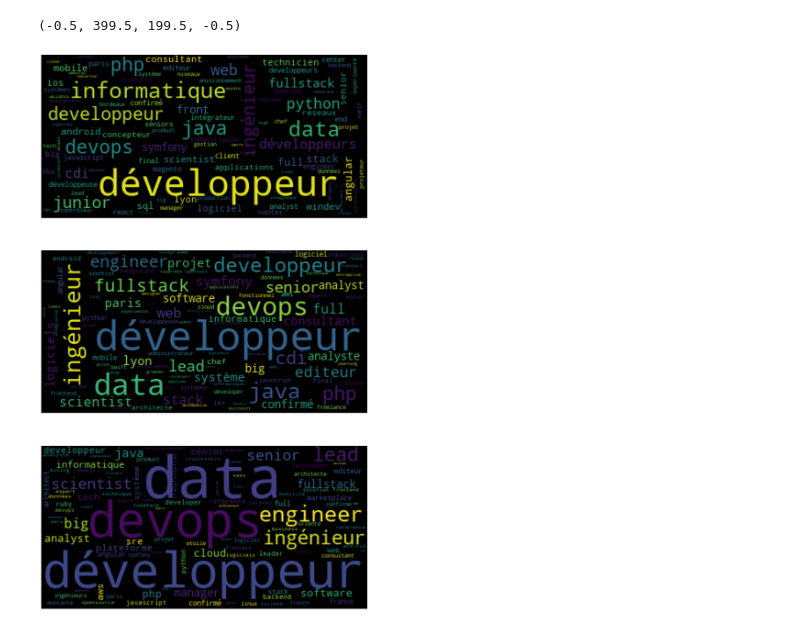
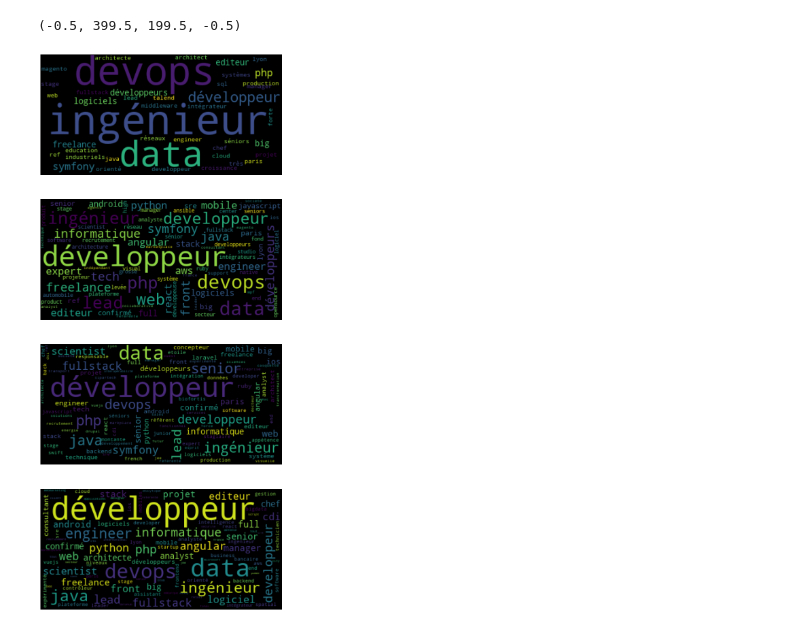
Before and after one commit to Biolfa/PROJET-ML---INDEED, a Jupyter notebook: data_visualisation.ipynb, the cells around one changed output. Drawn from its saved outputs; the diff is of its cells as text; code cells hidden in the pictures.

```diff
--- a/data_visualisation.ipynb
+++ b/data_visualisation.ipynb
@@ -22,14 +42,14 @@ def clean_title(title):
     return title
 # %%
 stop_words = stopwords.words('french')
-#tag_title_0 = label_0["Title"].apply(clean_title)
-tag_title_1 = label_1["Title"].apply(clean_title)
-tag_title_2 = label_2["Title"].apply(clean_title)
-tag_title_3 = label_3["Title"].apply(clean_title)
+tag_title_0 = label_1["Title"].apply(clean_title)
+tag_title_1 = label_2["Title"].apply(clean_title)
+tag_title_2 = label_3["Title"].apply(clean_title)
+tag_title_3 = label_4["Title"].apply(clean_title)
 # %%
 from collections import Counter
-#result_0 = tag_title_0.apply(Counter).sum().items() # créer un dictionnaire avec la frequence de chaque mot de tag_title1
-#result_0 = sorted(result_0, key=lambda kv : kv[1], reverse=True) #on va ordonner par la valeur du dictionnaire en ordre descendant
+result_0 = tag_title_0.apply(Counter).sum().items() # créer un dictionnaire avec la frequence de chaque mot de tag_title1
+result_0 = sorted(result_0, key=lambda kv : kv[1], reverse=True) #on va ordonner par la valeur du dictionnaire en ordre descendant
 
 result_1 = tag_title_1.apply(Counter).sum().items()
 result_1 = sorted(result_1, key=lambda kv : kv[1], reverse=True)
@@ -40,39 +60,39 @@ result_2 = sorted(result_2, key=lambda kv : kv[1], reverse=True)
 result_3 = tag_title_3.apply(Counter).sum().items()
 result_3 = sorted(result_3, key=lambda kv : kv[1], reverse=True)
 # %%
-#result_series_0 = {k: v for k,v in result_0}
+result_series_0 = {k: v for k,v in result_0}
 result_series_1 = {k: v for k,v in result_1}
 result_series_2 = {k: v for k,v in result_2}
 result_series_3 = {k: v for k,v in result_3}
 # %%
-#wordcloud_0 = WordCloud().generate_from_frequencies(result_series_0)
+wordcloud_0 = WordCloud().generate_from_frequencies(result_series_0)
 wordcloud_1 = WordCloud(max_words=100).generate_from_frequencies(result_series_1)
 wordcloud_2 = WordCloud(max_words=100).generate_from_frequencies(result_series_2)
 wordcloud_3 = WordCloud(max_words=100).generate_from_frequencies(result_series_3)
 # %%
 import matplotlib.pyplot as plt
 
 figure = plt.figure(figsize = (25, 30))
 
-#plt.figure(1)
-#plt.subplot(4, 1, 1)
-#plt.imshow(wordcloud_0, interpolation="bilinear")
-#plt.axis("off")
+plt.figure(1)
+plt.subplot(4, 1, 1)
+plt.imshow(wordcloud_0, interpolation="bilinear")
+plt.axis("off")
 
 plt.subplot(4, 1, 2)
 plt.imshow(wordcloud_1, interpolation="bilinear")
 plt.axis("off")
 
 plt.subplot(4, 1, 3)
 plt.imshow(wordcloud_2, interpolation="bilinear")
 plt.axis("off")
 
 plt.subplot(4, 1, 4)
 plt.imshow(wordcloud_3, interpolation="bilinear")
 plt.axis("off")
 # %% [output]
 (-0.5, 399.5, 199.5, -0.5)
-[figure, old version]
+[figure, new version]
 # %%
 import matplotlib.pyplot as plt
 
```
Also changed, not shown: parts of 22 cells of this notebook, 16 other files.
